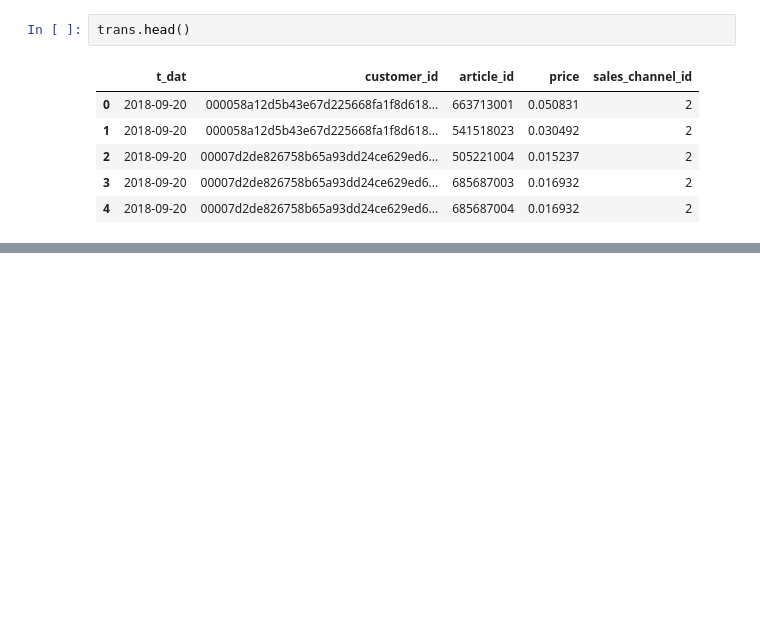
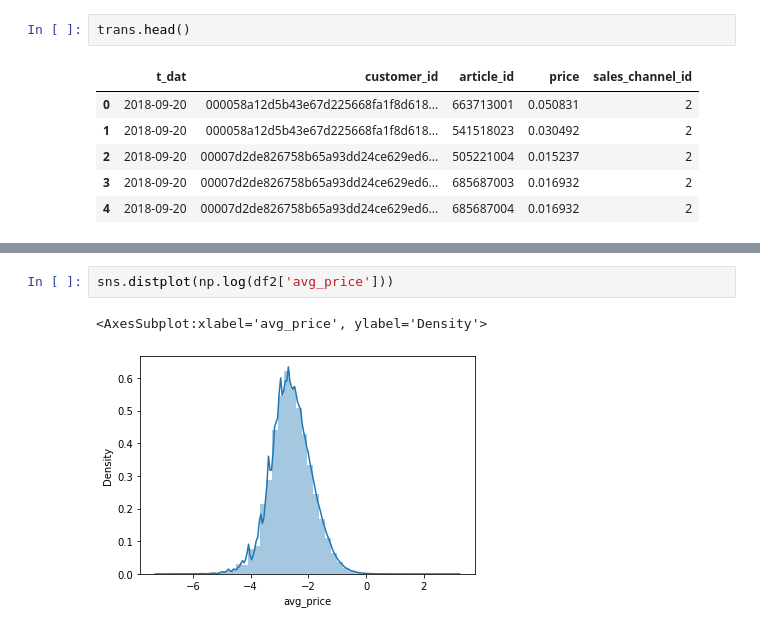
Before and after one commit to dljw/kaggle, a Jupyter notebook: h-m-eda.ipynb, the cells around one changed output, grey strips where cells are left out. Cells and saved outputs as stored; diff of their text form; blank space fills up the shorter version.

```diff
--- a/h-m-eda.ipynb
+++ b/h-m-eda.ipynb
@@ -131,0 +208,5 @@ Name: year, dtype: int64
+# %%
+sns.distplot(np.log(df2['avg_price']))
+# %% [output]
+<AxesSubplot:xlabel='avg_price', ylabel='Density'>
+[figure, added]
```
Also changed, not shown: parts of 34 cells of this notebook, 2 other files.
